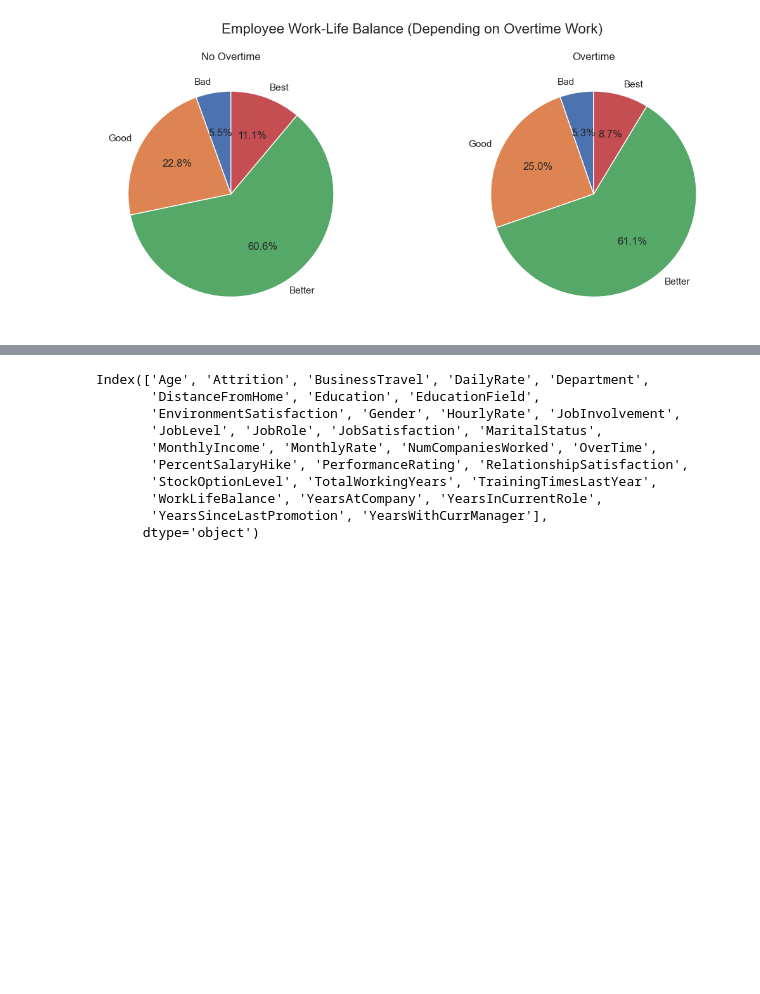
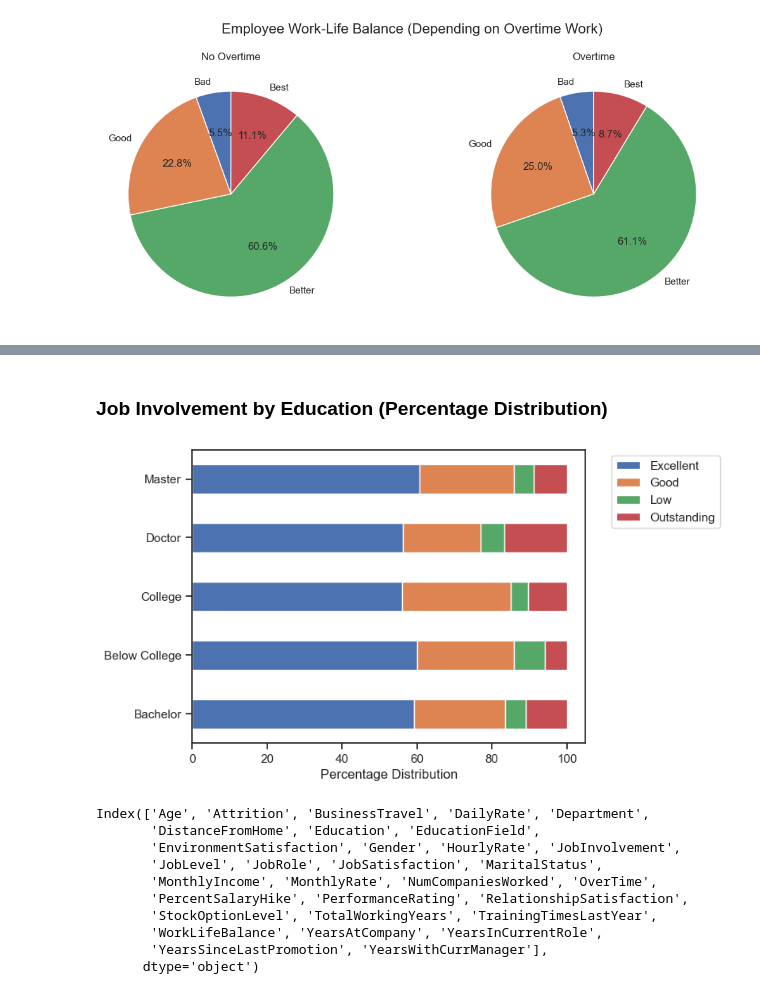
Before and after one commit to matbochenek42/Python-Analysis-of-Employee-Attrition-and-Performance, a Jupyter notebook: 4_Employee Satisfaction Analysis.ipynb, the cells around one changed output, grey strips where cells are left out. Drawn from its saved outputs; the diff is of its cells as text; code cells hidden in the pictures; blank space fills up the shorter version.

```diff
--- a/4_Employee Satisfaction Analysis.ipynb
+++ b/4_Employee Satisfaction Analysis.ipynb
@@ -185,3 +234,34 @@ plt.show()
+# %% [markdown]
+### Job Involvement by Education (Percentage Distribution)
+# %%
+# creating and merging an additional dataframe
+
+all_rows = education.groupby("Education")["count"].sum()
+
+education = education.merge(all_rows, how="inner", on="Education")
+# %%
+# creating a new column
+
+education["Ratio"] = education["count_x"] / education["count_y"] * 100
+
+education["Ratio"] = education["Ratio"].round(2)
+# %%
+# removing columns
+
+education.drop(labels=["count_x", "count_y"], axis=1, inplace=True)
+# %%
+education = education.pivot(index="Education", columns="Job Involvement Rating", values="Ratio")
+
+# rysowanie
+education.plot(kind="barh", stacked=True)
+
+plt.xlabel("Percentage Distribution")
+plt.ylabel("")
+
+plt.legend(bbox_to_anchor=(1.05, 1), loc="upper left")
+plt.show()
+# %% [output]
+[figure, added]
 # %%
 df.columns
 # %% [output]
```
Also changed, not shown: parts of 13 cells of this notebook, 2 other files.
